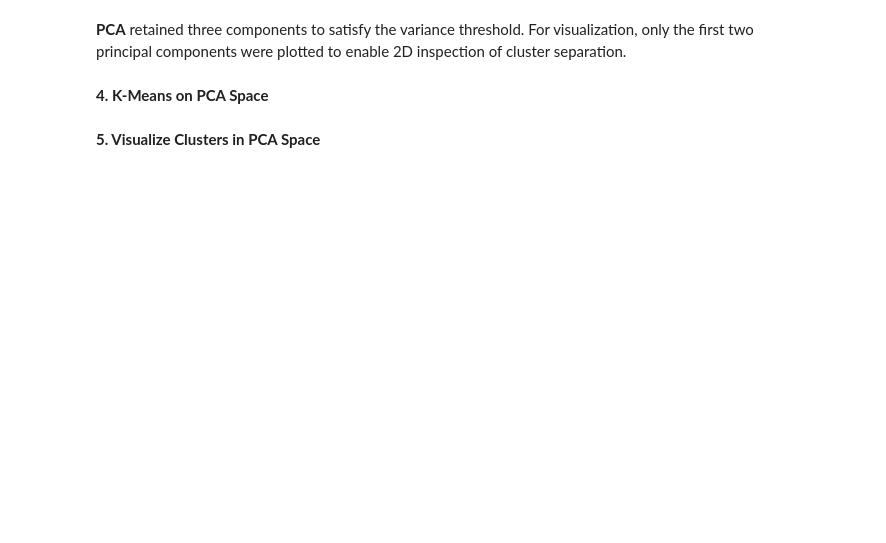
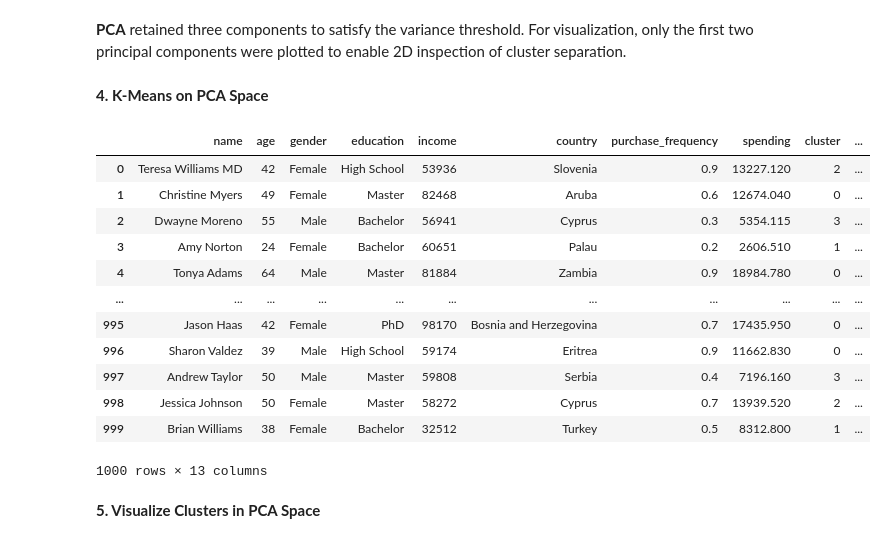
Before and after one commit to epythonlab2/AI_4_health, a Jupyter notebook: module_2_unsupervised_machine_learning.ipynb, the cells around one changed output. Saved outputs shown, nothing was run; the diff lists cells and outputs as text; code cells hidden in the pictures; blank space fills up the shorter version.

```diff
--- a/module_2_unsupervised_machine_learning.ipynb
+++ b/module_2_unsupervised_machine_learning.ipynb
@@ -1269,12 +1285,12 @@ from sklearn.cluster import KMeans
 from scipy.cluster.hierarchy import fcluster
 
 # Example: KMeans with K=5
-kmeans = KMeans(n_clusters=5, random_state=42)
+kmeans = KMeans(n_clusters=4, random_state=42)
 df['kmeans_cluster'] = kmeans.fit_predict(X_scaled)
 
 # Compare with hierarchical clusters (choose 5 clusters)
 
-df['hier_cluster'] = fcluster(linked, 5, criterion='maxclust')
+df['hier_cluster'] = fcluster(linked, 4, criterion='maxclust')
 
 # Compare assignments
 pd.crosstab(df['kmeans_cluster'], df['hier_cluster'])
@@ -1506,7 +1523,7 @@ import pandas as pd
 from sklearn.preprocessing import StandardScaler
 
 # Select numerical features used for clustering
-features = ["age", "income", "spending_score"]
+features = ["age", "purchase_frequency","income", "spending"]
 
 X = df[features]
 
@@ -1534,9 +1554,23 @@ print("Explained variance ratio:", pca.explained_variance_ratio_)
 # %%
 from sklearn.cluster import KMeans
 
-kmeans = KMeans(n_clusters=5, random_state=42)
+kmeans = KMeans(n_clusters=4, random_state=42)
 df["cluster"] = kmeans.fit_predict(X_pca)
 df
+# %% [output]
+|  | name | age | gender | education | income | country | purchase_frequency | spending | cluster | ... |
+| 0 | Teresa Williams MD | 42 | Female | High School | 53936 | Slovenia | 0.9 | 13227.120 | 2 | ... |
+| 1 | Christine Myers | 49 | Female | Master | 82468 | Aruba | 0.6 | 12674.040 | 0 | ... |
+| 2 | Dwayne Moreno | 55 | Male | Bachelor | 56941 | Cyprus | 0.3 | 5354.115 | 3 | ... |
+| 3 | Amy Norton | 24 | Female | Bachelor | 60651 | Palau | 0.2 | 2606.510 | 1 | ... |
+| 4 | Tonya Adams | 64 | Male | Master | 81884 | Zambia | 0.9 | 18984.780 | 0 | ... |
+| ... | ... | ... | ... | ... | ... | ... | ... | ... | ... | ... |
+| 995 | Jason Haas | 42 | Female | PhD | 98170 | Bosnia and Herzegovina | 0.7 | 17435.950 | 0 | ... |
+| 996 | Sharon Valdez | 39 | Male | High School | 59174 | Eritrea | 0.9 | 11662.830 | 0 | ... |
+| 997 | Andrew Taylor | 50 | Male | Master | 59808 | Serbia | 0.4 | 7196.160 | 3 | ... |
+| 998 | Jessica Johnson | 50 | Female | Master | 58272 | Cyprus | 0.7 | 13939.520 | 2 | ... |
+| 999 | Brian Williams | 38 | Female | Bachelor | 32512 | Turkey | 0.5 | 8312.800 | 1 | ... |
+1000 rows × 13 columns
 # %% [markdown]
 **5. Visualize Clusters in PCA Space**
 # %%
```
Also changed, not shown: parts of 21 cells of this notebook.
